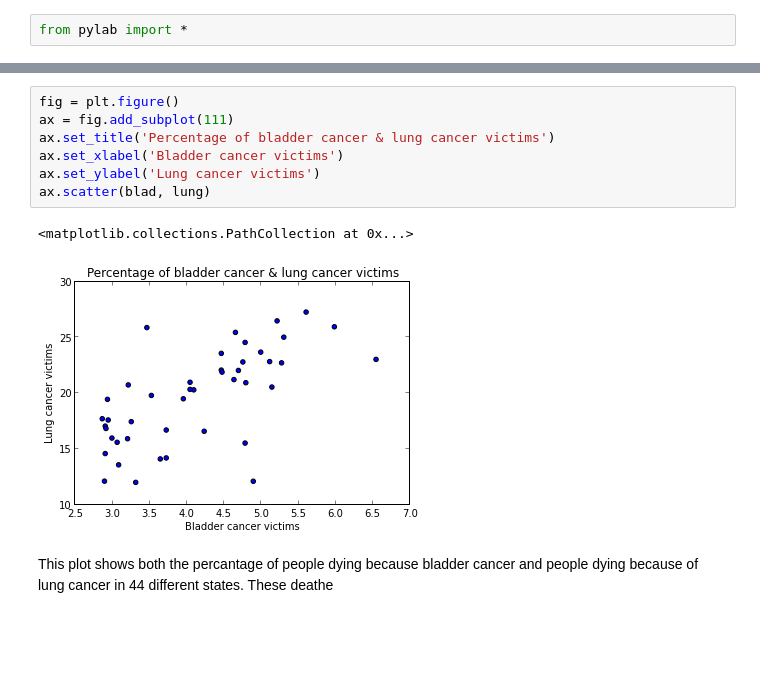
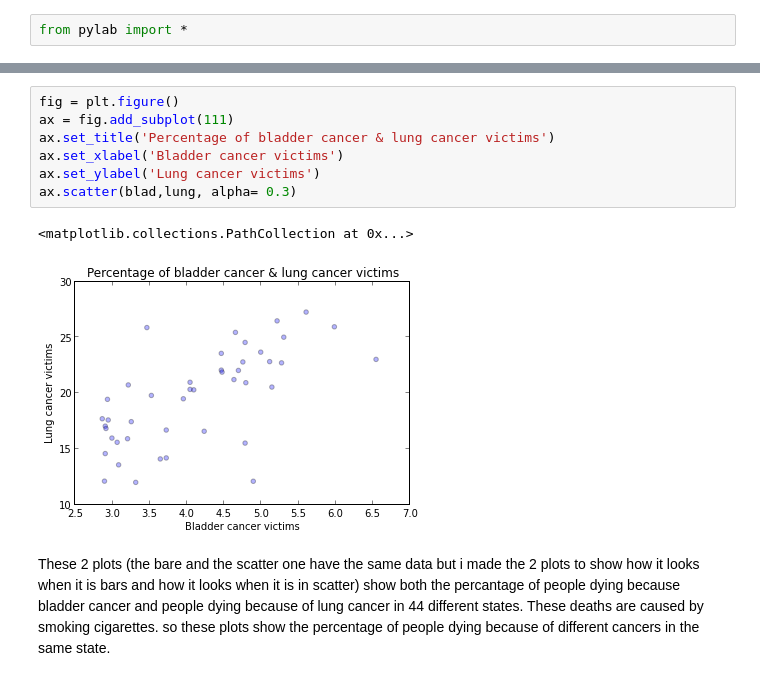
Before and after one commit to lubna13-meet/MEET-YL1, a Jupyter notebook: project/Project.ipynb, the cells around one changed output, grey strips where cells are left out. Cells and saved outputs as stored; diff of their text form; blank space fills up the shorter version.

```diff
--- a/project/Project.ipynb
+++ b/project/Project.ipynb
@@ -57,12 +67,12 @@ from pylab import *
 # %%
 fig = plt.figure()
 ax = fig.add_subplot(111)
 ax.set_title('Percentage of bladder cancer & lung cancer victims')
 ax.set_xlabel('Bladder cancer victims')
 ax.set_ylabel('Lung cancer victims')
-ax.scatter(blad, lung)
+ax.scatter(blad,lung, alpha= 0.3)
 # %% [output]
 <matplotlib.collections.PathCollection at 0x...>
-[figure, old version]
+[figure, new version]
-# %% [markdown]
-This plot shows both the percantage of people dying because bladder cancer and people dying because of lung cancer in 44 different states. These deathe
+# %% [markdown]
+These 2 plots (the bare and the scatter one have the same data but i made the 2 plots to show how it looks when it is bars and how it looks when it is in scatter) show both the percantage of people dying because bladder cancer and people dying because of lung cancer in 44 different states. These deaths are caused by smoking cigarettes. so these plots show the percentage of people dying because of different cancers in the same state.
```
Also changed, not shown: parts of 1 cell of this notebook.
